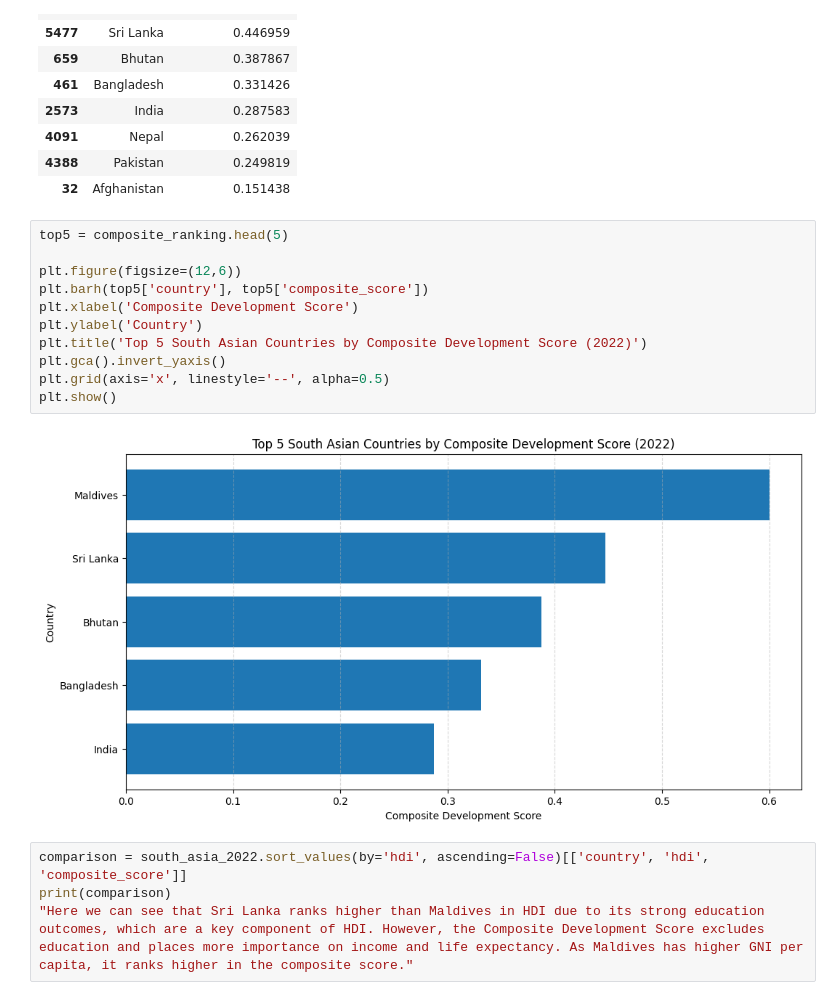
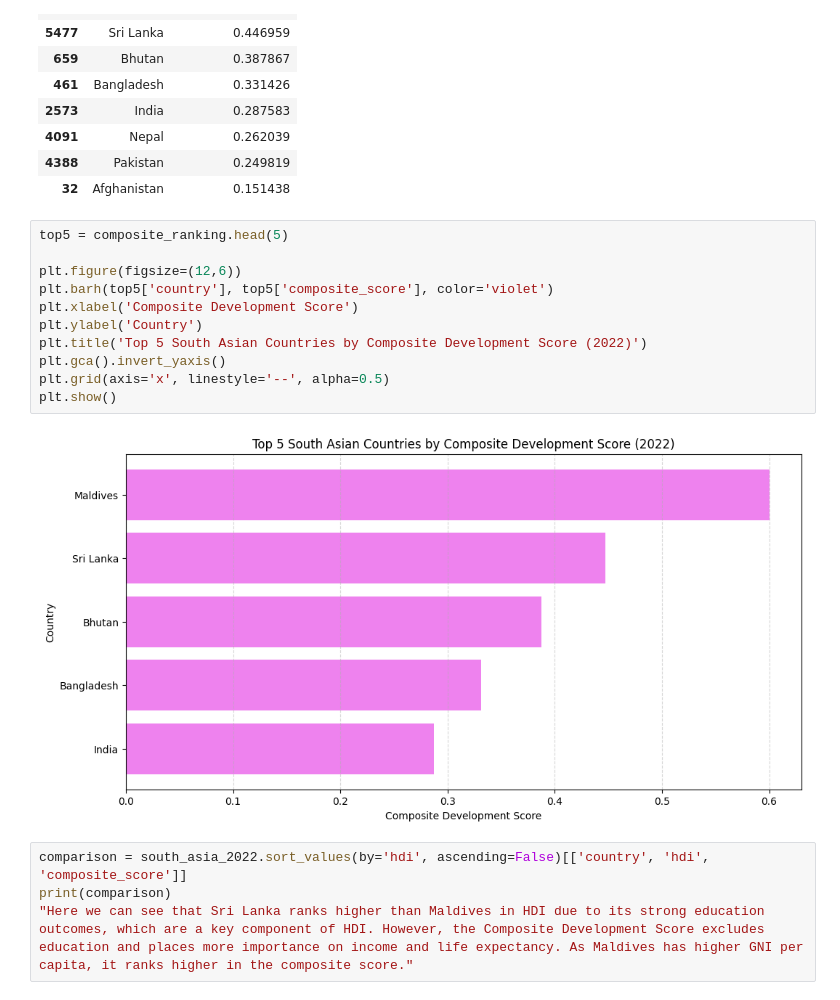
Before and after one commit to Rohit0562-hub/2513246_RohitJoshi, a Jupyter notebook: 2513246_RohitJoshi.ipynb, the cells around one changed output. Cells and saved outputs as stored; diff of their text form.

```diff
--- a/2513246_RohitJoshi.ipynb
+++ b/2513246_RohitJoshi.ipynb
@@ -597,16 +597,16 @@ composite_ranking[['country', 'composite_score']]
 # %%
 top5 = composite_ranking.head(5)
 
 plt.figure(figsize=(12,6))
-plt.barh(top5['country'], top5['composite_score'])
+plt.barh(top5['country'], top5['composite_score'], color='violet')
 plt.xlabel('Composite Development Score')
 plt.ylabel('Country')
 plt.title('Top 5 South Asian Countries by Composite Development Score (2022)')
 plt.gca().invert_yaxis()
 plt.grid(axis='x', linestyle='--', alpha=0.5)
 plt.show()
 # %% [output]
-[figure, old version]
+[figure, new version]
 # %%
 comparison = south_asia_2022.sort_values(by='hdi', ascending=False)[['country', 'hdi', 'composite_score']]
 print(comparison)
```
Also changed, not shown: parts of 2 cells of this notebook.
